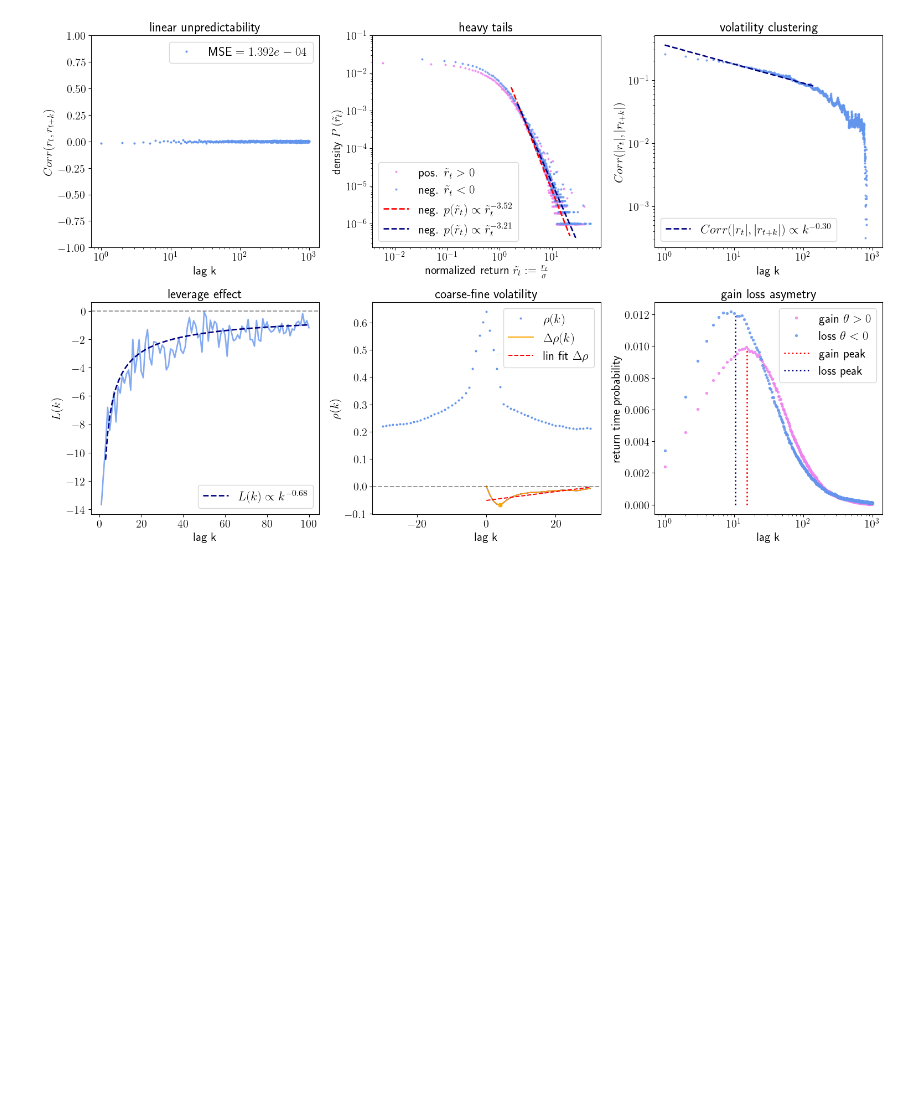
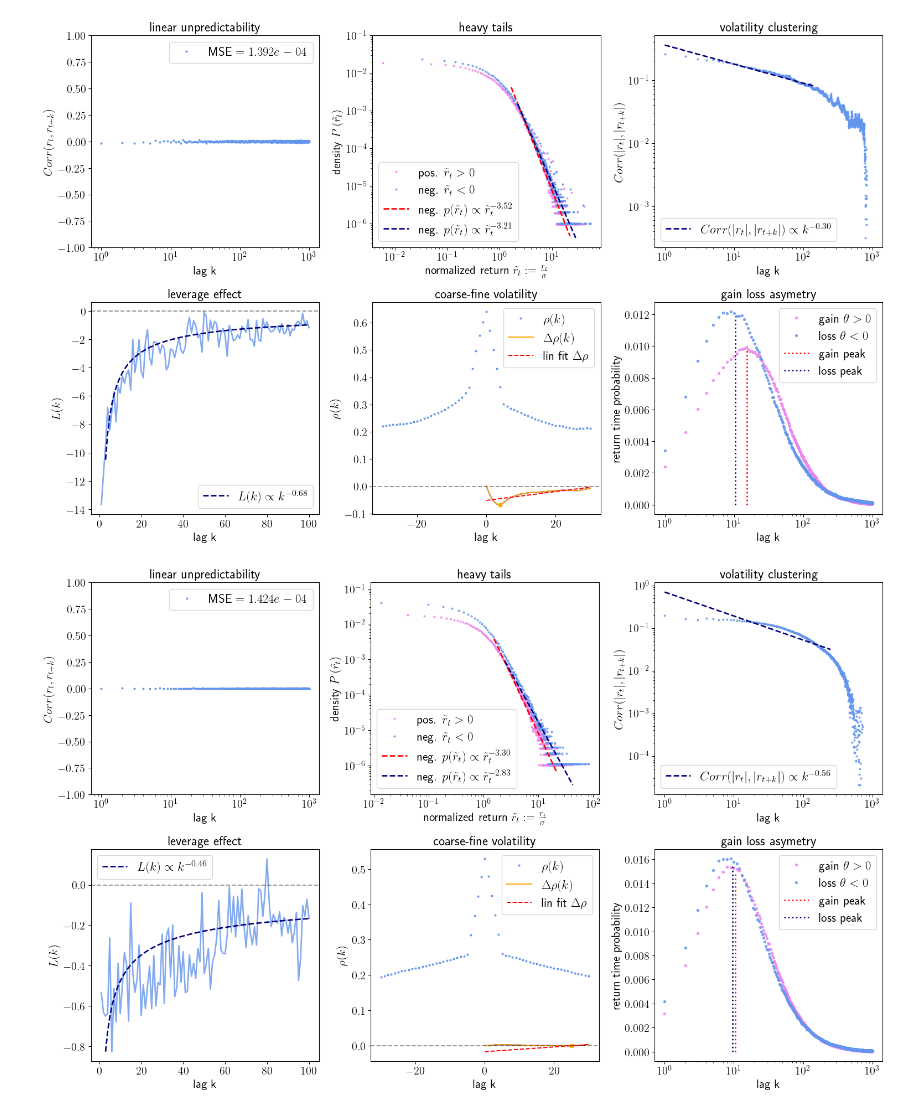
Before and after one commit to ncograf/synthetic_data, a Jupyter notebook: notebooks/stylized_facts.ipynb, the cells around one changed output. Drawn from its saved outputs; the diff is of its cells as text; code cells hidden in the pictures; blank space fills up the shorter version.

Commit message:
Add stylized score for evaluation

```diff
--- a/notebooks/stylized_facts.ipynb
+++ b/notebooks/stylized_facts.ipynb
@@ -68,3 +68,14 @@ fig = vsf.visualize_stylized_facts(log_returns=np_ret)
 plt.show()
 # %% [output]
 [figure]
+# %%
+cache = "../data/cache/Garch_normal_3_3_2024_06_26-11_11_24"
+garch_log_rets = train_garch.sample_garch(cache)
+
+# Drop bad fits
+garch_log_rets = garch_log_rets[:, np.sum(np.isnan(garch_log_rets), axis=0) == 0]
+# %%
+fig = vsf.visualize_stylized_facts(log_returns=garch_log_rets)
+plt.show()
+# %% [output]
+[figure, added]
```
Also changed, not shown: parts of 3 cells of this notebook, 1 other file.
